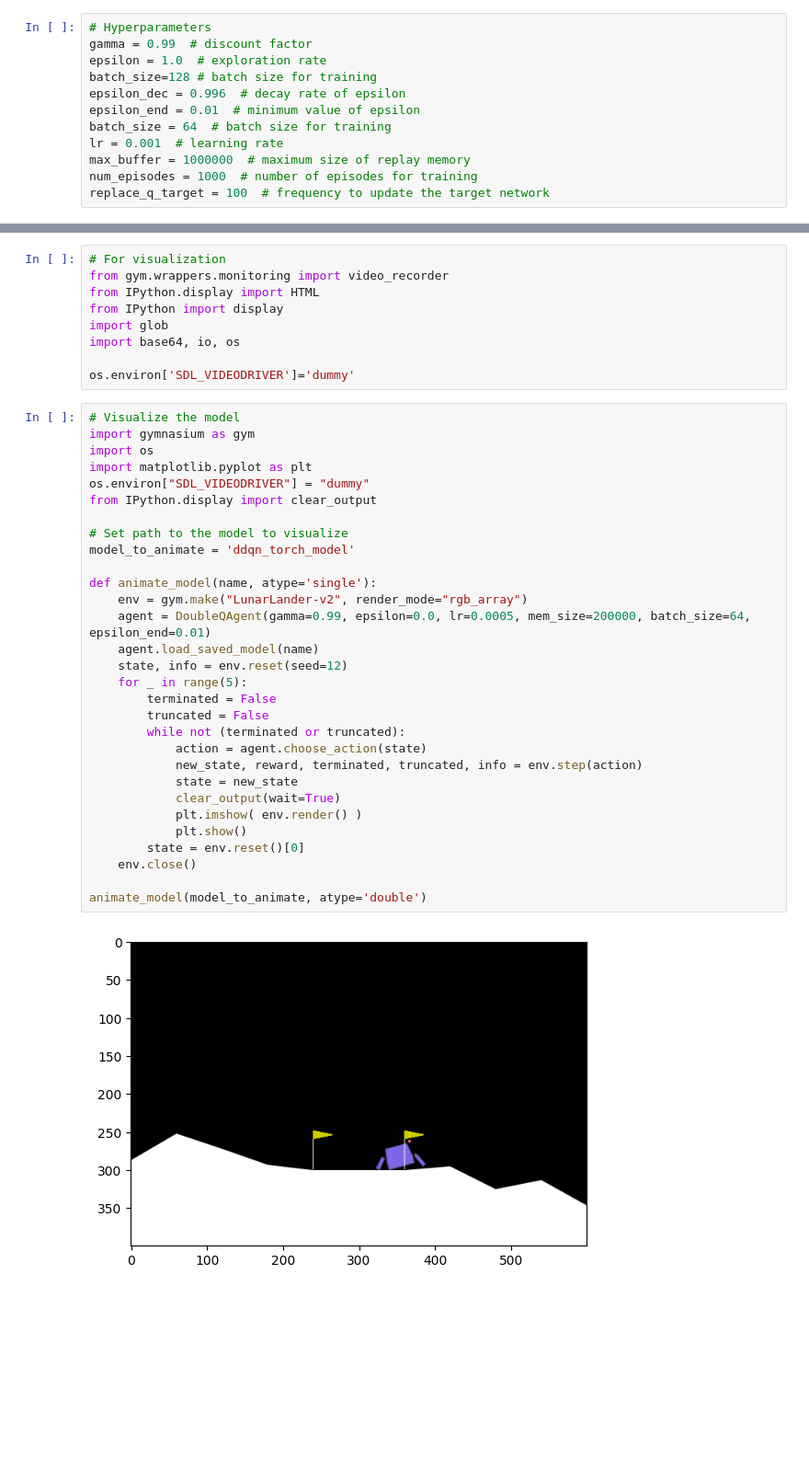
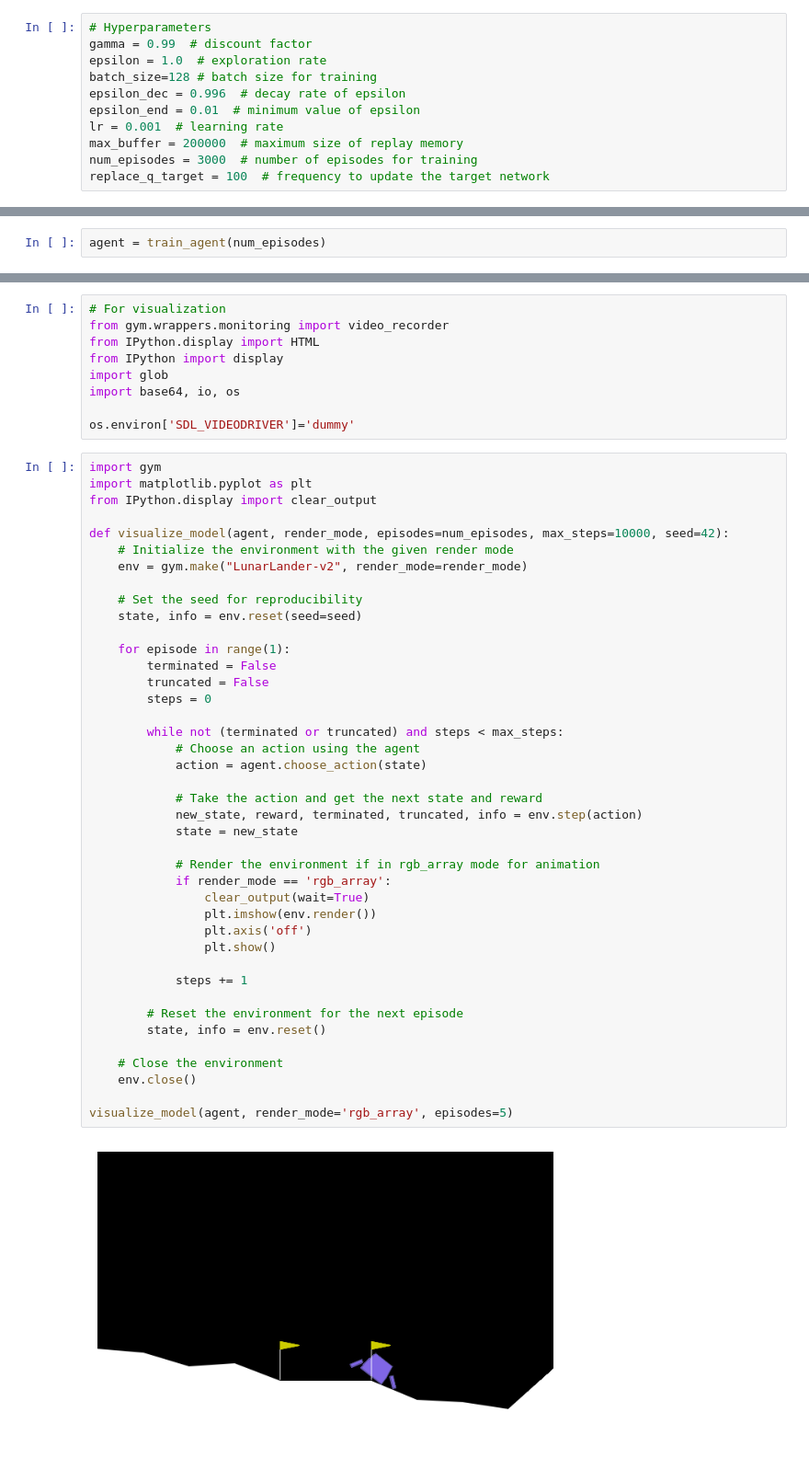
Before and after one commit to juliehinge/Reinforcement-learning, a Jupyter notebook: Double DQN HW 1.ipynb, the cells around one changed output, grey strips where cells are left out. Shown at 92% size. Drawn from its saved outputs; the diff is of its cells as text; blank space fills up the shorter version.

```diff
--- a/Double DQN HW 1.ipynb
+++ b/Double DQN HW 1.ipynb
@@ -194,10 +194,9 @@ epsilon = 1.0  # exploration rate
 batch_size=128 # batch size for training
 epsilon_dec = 0.996  # decay rate of epsilon
 epsilon_end = 0.01  # minimum value of epsilon
-batch_size = 64  # batch size for training
 lr = 0.001  # learning rate
-max_buffer = 1000000  # maximum size of replay memory
-num_episodes = 1000  # number of episodes for training
+max_buffer = 200000  # maximum size of replay memory
+num_episodes = 3000  # number of episodes for training
 replace_q_target = 100  # frequency to update the target network
 # %% [markdown]
 ### Training
@@ -345,2 +344,4 @@ def train_agent(n_episodes=2000, load_latest_model=False):
 
     return agent
+# %%
+agent = train_agent(num_episodes)
@@ -356,34 +377,45 @@ import base64, io, os
 
 os.environ['SDL_VIDEODRIVER']='dummy'
 # %%
-# Visualize the model
-import gymnasium as gym
-import os
+import gym
 import matplotlib.pyplot as plt
-os.environ["SDL_VIDEODRIVER"] = "dummy"
 from IPython.display import clear_output
 
-# Set path to the model to visualize
-model_to_animate = 'ddqn_torch_model'
+def visualize_model(agent, render_mode, episodes=num_episodes, max_steps=10000, seed=42):
+    # Initialize the environment with the given render mode
+    env = gym.make("LunarLander-v2", render_mode=render_mode)
 
-def animate_model(name, atype='single'):
-    env = gym.make("LunarLander-v2", render_mode="rgb_array")
-    agent = DoubleQAgent(gamma=0.99, epsilon=0.0, lr=0.0005, mem_size=200000, batch_size=64, epsilon_end=0.01)
-    agent.load_saved_model(name)
-    state, info = env.reset(seed=12)
-    for _ in range(5):
+    # Set the seed for reproducibility
+    state, info = env.reset(seed=seed)
+
+    for episode in range(1):
         terminated = False
         truncated = False
-        while not (terminated or truncated):
+        steps = 0
+
+        while not (terminated or truncated) and steps < max_steps:
+            # Choose an action using the agent
             action = agent.choose_action(state)
+
+            # Take the action and get the next state and reward
             new_state, reward, terminated, truncated, info = env.step(action)
             state = new_state
-            clear_output(wait=True)
-            plt.imshow( env.render() )
-            plt.show()
-        state = env.reset()[0]
+
+            # Render the environment if in rgb_array mode for animation
+            if render_mode == 'rgb_array':
+                clear_output(wait=True)
+                plt.imshow(env.render())
+                plt.axis('off')
+                plt.show()
+
+            steps += 1
+
+        # Reset the environment for the next episode
+        state, info = env.reset()
+
+    # Close the environment
     env.close()
 
-animate_model(model_to_animate, atype='double')
+visualize_model(agent, render_mode='rgb_array', episodes=5)
 # %% [output]
-[figure, old version]
+[figure, new version]
```
Also changed, not shown: parts of 3 cells of this notebook.
